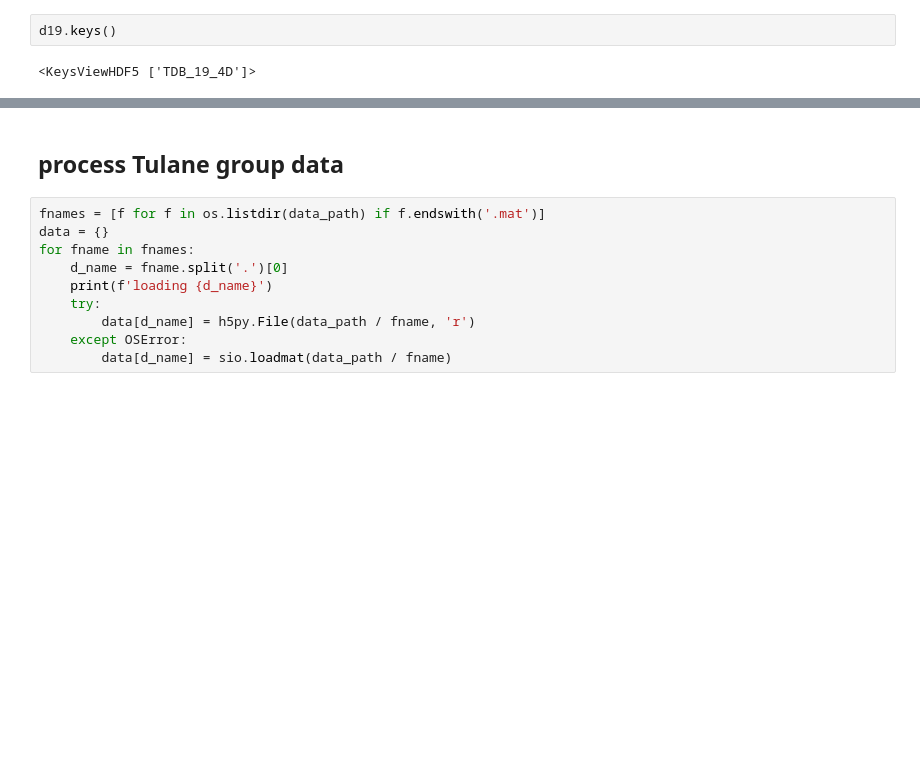
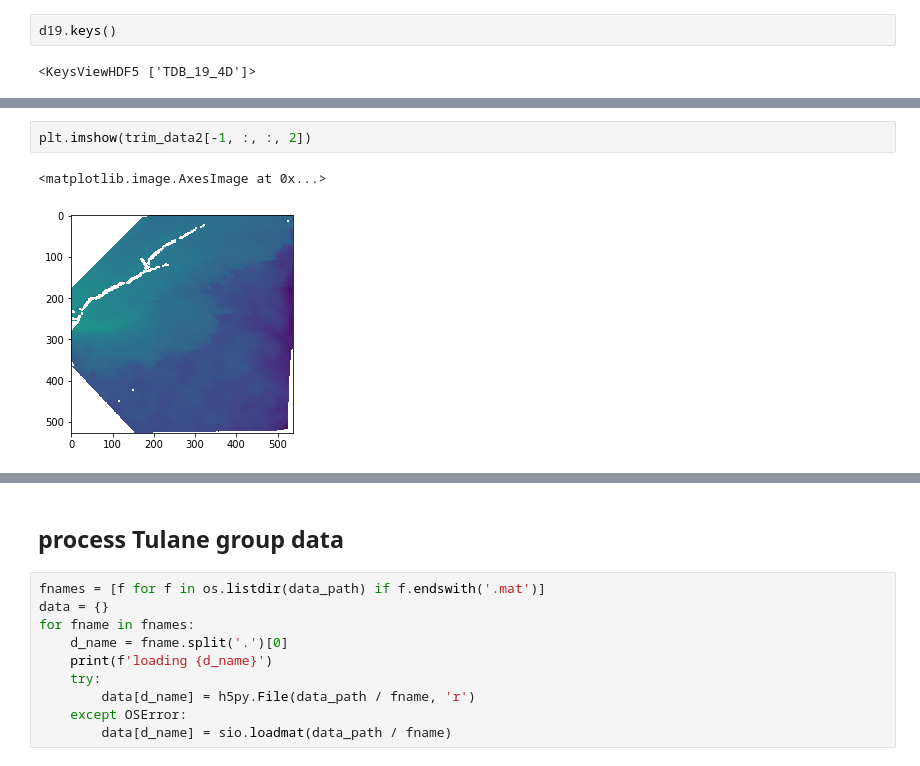
Before and after one commit to badGarnet/channel_image_segmentation, a Jupyter notebook: notes/data ingestion.ipynb, the cells around one changed output, grey strips where cells are left out. Saved outputs shown, nothing was run; the diff lists cells and outputs as text; blank space fills up the shorter version.

```diff
--- a/notes/data ingestion.ipynb
+++ b/notes/data ingestion.ipynb
@@ -26,0 +58,5 @@ d19['TDB_19_4D']
+# %%
+plt.imshow(trim_data2[-1, :, :, 2])
+# %% [output]
+<matplotlib.image.AxesImage at 0x...>
+[figure, added]
```
Also changed, not shown: parts of 15 cells of this notebook.
